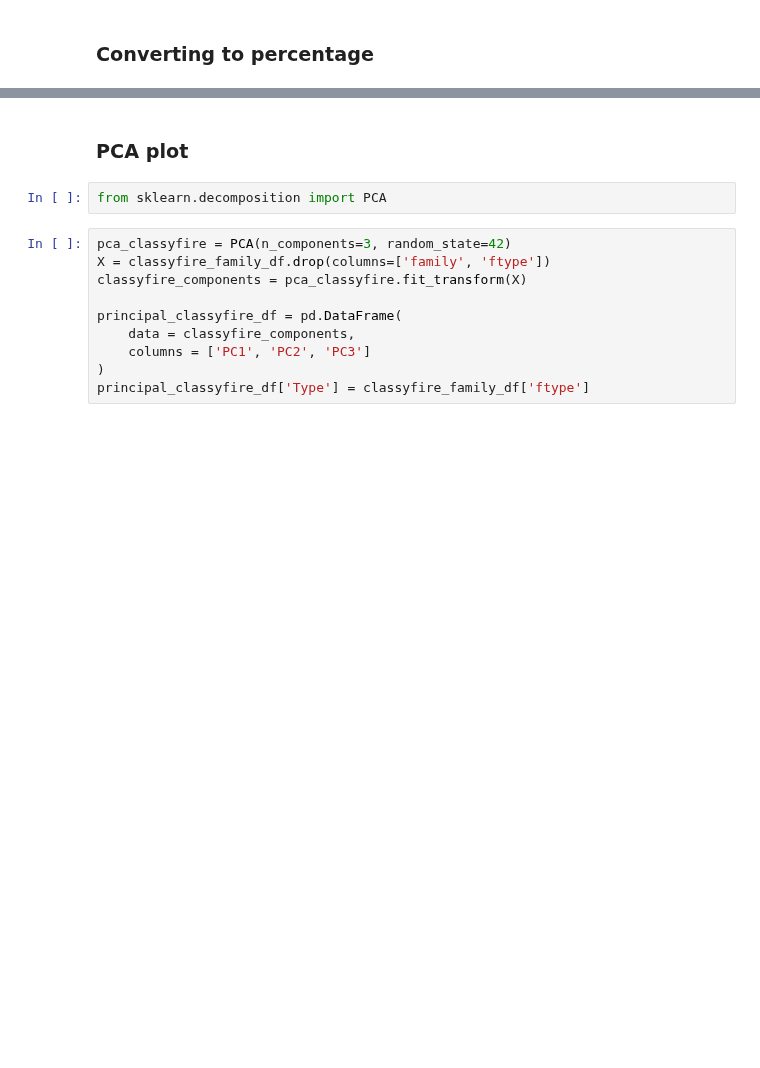
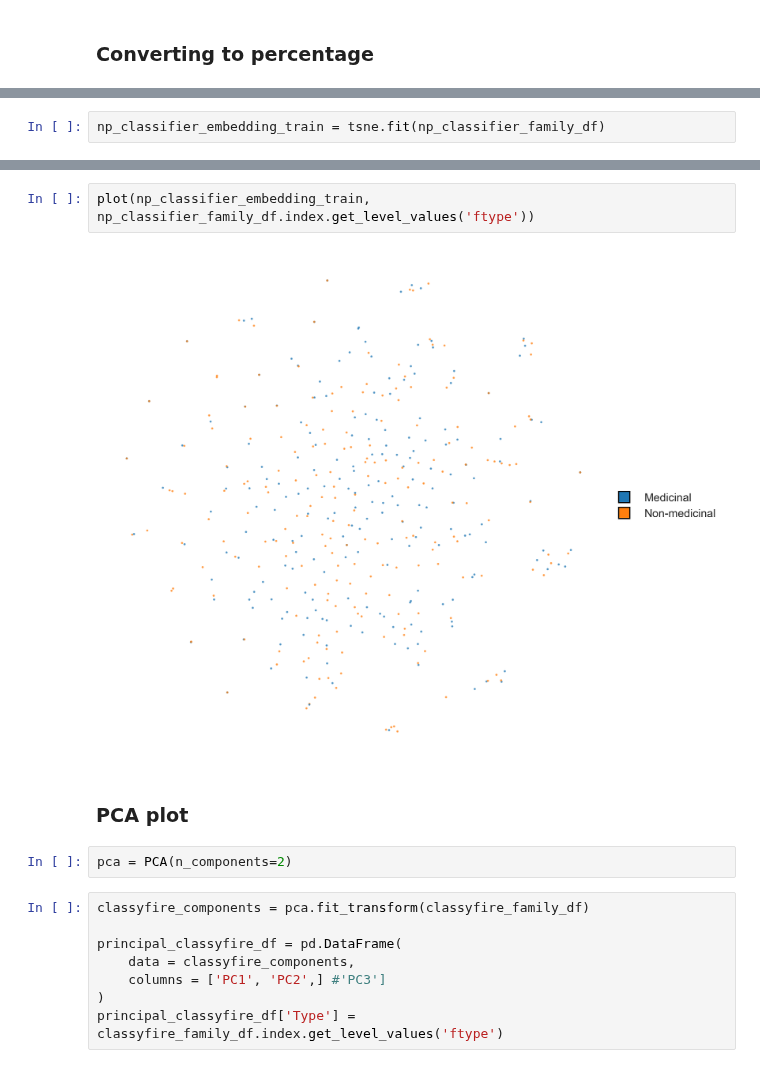
Before and after one commit to enveda/plant-chemical-space, a Jupyter notebook: notebooks/plant_chemical_similarity.ipynb, the cells around one changed output, grey strips where cells are left out. Saved outputs shown, nothing was run; the diff lists cells and outputs as text; blank space fills up the shorter version.

```diff
--- a/notebooks/plant_chemical_similarity.ipynb
+++ b/notebooks/plant_chemical_similarity.ipynb
@@ -374,0 +581,2 @@ np_classifier_family_df.head(2)
+# %%
+np_classifier_embedding_train = tsne.fit(np_classifier_family_df)
@@ -375,14 +601,16 @@ np_classifier_family_df.head(2)
+# %%
+plot(np_classifier_embedding_train, np_classifier_family_df.index.get_level_values('ftype'))
+# %% [output]
+[figure, added]
 # %% [markdown]
 ### PCA plot
-# %%
-from sklearn.decomposition import PCA
+# %%
+pca = PCA(n_components=2)
 # %%
-pca_classyfire = PCA(n_components=3, random_state=42)
-X = classyfire_family_df.drop(columns=['family', 'ftype'])
-classyfire_components = pca_classyfire.fit_transform(X)
+classyfire_components = pca.fit_transform(classyfire_family_df)
 
 principal_classyfire_df = pd.DataFrame(
     data = classyfire_components,
-    columns = ['PC1', 'PC2', 'PC3']
+    columns = ['PC1', 'PC2',] #'PC3']
 )
-principal_classyfire_df['Type'] = classyfire_family_df['ftype']
+principal_classyfire_df['Type'] = classyfire_family_df.index.get_level_values('ftype')
```
Also changed, not shown: parts of 39 cells of this notebook.
